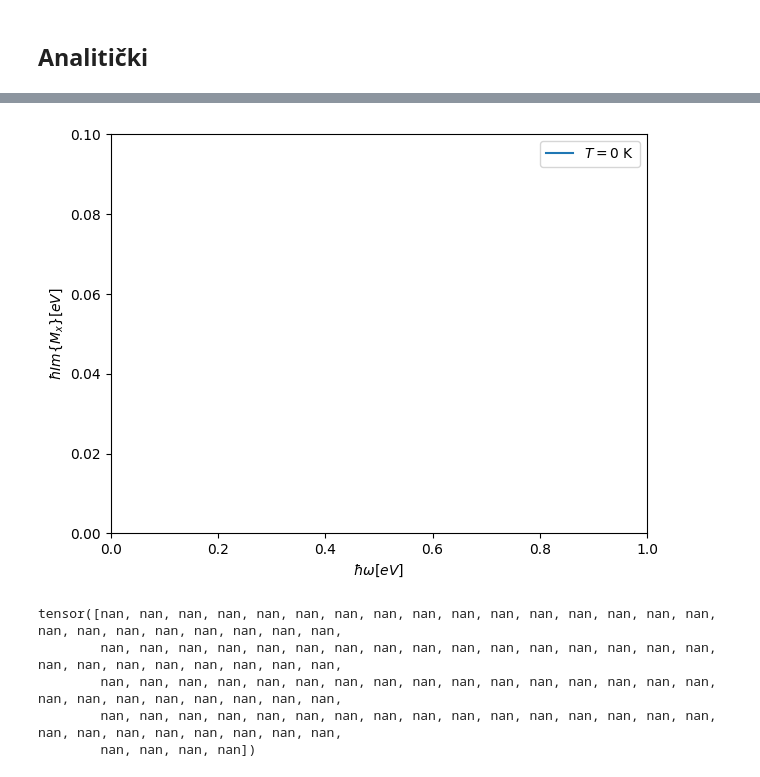
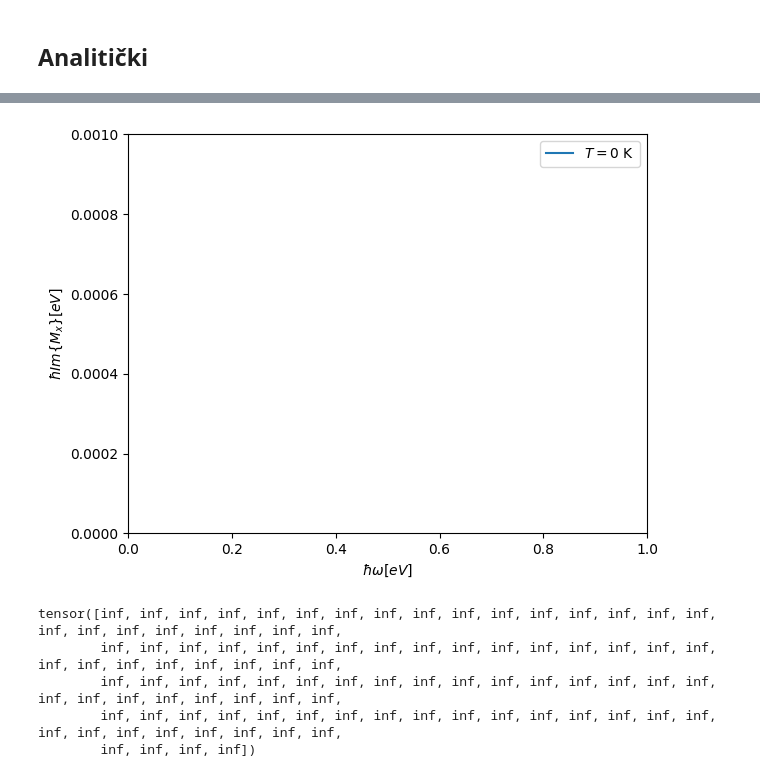
Before and after one commit to ppapac/24112024_memfn, a Jupyter notebook: MemoryDirac3D_usingTQ_020626_cutoff_cpl - Copy (2).ipynb, the cells around one changed output, grey strips where cells are left out. Saved outputs shown, nothing was run; the diff lists cells and outputs as text; code cells hidden in the pictures.

```diff
--- a/MemoryDirac3D_usingTQ_020626_cutoff_cpl - Copy (2).ipynb
+++ b/MemoryDirac3D_usingTQ_020626_cutoff_cpl - Copy (2).ipynb
@@ -351,7 +351,7 @@ KeyboardInterrupt:
 ## Analitički
 # %%
 def mem_fn_imag_anal(hbar_w, k_w, k_c, k_f):
-    faktor = a**3 * G_op2 / (2 * pi * hbar**2 * c * Kf_20**2)
+    faktor = a**3 * G_op2 / (2 * pi * hbar**2 * c * k_f**2 * vf**2)
 
     def poli(x, s):
         return (
@@ -368,16 +368,16 @@ def mem_fn_imag_anal(hbar_w, k_w, k_c, k_f):
                 )
                 + x**2
                 * (
-                    18 * s * vf * hbar_w**2
+                    18 * s * vf * (hbar_w) ** 2
                     + (36 * k_f * vf**2 - 12 * c**2 * k_f) * hbar_w
                     + 18 * k_f**2 * s * vf**3
                     - 18 * c**2 * k_f**2 * s * vf
                 )
                 + x
                 * (
-                    -12 * hbar_w**3
-                    - 36 * k_f * s * vf * hbar_w**2
-                    + (12 * c**2 * k_f**2 - 36 * k_f**2 * vf**2) * hbar_w
+                    -12 * (hbar_w) ** 3
+                    - 36 * k_f * s * vf * (hbar_w) ** 2
+                    + (12 * c**2 * k_f**2 - 36 * k_f**2 * vf**2) * (hbar_w)
                     - 12 * k_f**3 * s * vf**3
                     + 12 * c**2 * k_f**3 * s * vf
                 )
@@ -388,21 +388,26 @@ def mem_fn_imag_anal(hbar_w, k_w, k_c, k_f):
     for s in (1, -1):
         phi_min = torch.maximum(
             torch.maximum(
-                torch.tensor([0]), (s * hbar_w / c + (vf / c - 1) * k_f) / (vf / c + 1)
+                torch.tensor([0]),
+                (s * (hbar_w) / c + (vf / c - 1) * k_f) / (vf / c + 1),
             ),
-            s * hbar_w / vf + k_f - k_c * c / vf,
+            s * (hbar_w) / vf + k_f - k_c * c / vf,
         )
         phi_max = torch.minimum(
-            k_f, (s * hbar_w / c + (vf / c - 1) * k_f) / (vf / c - 1)
-        )  # * torch.where((s * hbar_w / c + (vf / c - 1) * k_f) / (vf / c - 1) > 0, 1, 0)
+            k_f, (s * (hbar_w) / c + (vf / c - 1) * k_f) / (vf / c - 1)
+        ) * torch.where(
+            (s * (hbar_w) / c + (vf / c - 1) * k_f) / (vf / c - 1) > 0, 1, 0
+        )
         rez += s * poli(phi_max, s) - s * poli(phi_min, s)
     for s in (1, -1):
         phi_min = torch.maximum(
-            torch.maximum(k_w, (s * hbar_w / c + (-vf / c + 1) * k_f) / (vf / c + 1)),
-            -s * hbar_w / vf + k_f + k_c * c / vf,
+            torch.maximum(k_w, (s * (hbar_w) / c + (-vf / c + 1) * k_f) / (vf / c + 1)),
+            -s * (hbar_w) / vf + k_f + k_c * c / vf,
         )
+
         phi_max = torch.minimum(
-            k_f, (s * hbar_w / c + (vf / c + 1) * k_f) / (vf / c - 1)
+            k_f, (s * (hbar_w) / c + (vf / c + 1) * k_f) / (vf / c - 1)
         )
+
         rez += s * poli(phi_max, -s) - s * poli(phi_min, -s)
-    return -faktor * rez * hbar
+    return -faktor * rez * hbar / hbar**4
@@ -409,38 +422,39 @@ def mem_fn_imag_anal(hbar_w, k_w, k_c, k_f):
 # %%
-fig, ax = setup_plot(real=False, x_lim=[0, 1], y_lim=[0, 0.1])
+fig, ax = setup_plot(real=False, x_lim=[0, 1], y_lim=[0, 0.001])
 values = list(
     mem_fn_imag_anal(
         ws_0,
-        k_w=torch.tensor([W / hbar / vf]),
-        k_c=3 * Ef / hbar / vf,
-        k_f=torch.tensor([Kf_20]),
+        k_w=torch.tensor([W / vf]),
+        k_c=3 * Ef / vf,
+        k_f=torch.tensor([Kf_20 / vf]),
     ).to("cpu")
 )
 plot_result(ax, values, T=0)
 # numeric_values = read_from_csv("op-g2, imag, T=4K, eta=0.001eV")[1]
 # ax.plot(
 #     ws_0[::].to("cpu"),
 #     numeric_values,
 #     linestyle="--",
 #     label=f"$T={T_0}$ K",
 # )
 # plt.text(0.2, 0.08, f"$\epsilon _w=${W} eV")
 # plt.text(0.2, 0.075, f"$\epsilon _c={3*float(Ef):.1f}$ eV")
 # plt.text(0.2, 0.07, f"$\epsilon _F={float(Ef):.1f}$ eV")
 
 ax.legend(loc="best")
 fig.tight_layout()
 # %% [output]
-[figure, old version]
+[figure, new version]
 # %%
- mem_fn_imag_anal(
-        ws_0,
-        k_w=torch.tensor([W / hbar / vf]),
-        k_c=3 * Ef / hbar / vf,
-        k_f=torch.tensor([Kf_20]))
+mem_fn_imag_anal(
+    ws_0,
+    k_w=torch.tensor([W / vf]),
+    k_c=3 * Ef / vf,
+    k_f=torch.tensor([Kf_20 / vf]),
+)
 # %% [output]
-tensor([nan, nan, nan, nan, nan, nan, nan, nan, nan, nan, nan, nan, nan, nan, nan, nan, nan, nan, nan, nan, nan, nan, nan, nan,
-        nan, nan, nan, nan, nan, nan, nan, nan, nan, nan, nan, nan, nan, nan, nan, nan, nan, nan, nan, nan, nan, nan, nan, nan,
-        nan, nan, nan, nan, nan, nan, nan, nan, nan, nan, nan, nan, nan, nan, nan, nan, nan, nan, nan, nan, nan, nan, nan, nan,
-        nan, nan, nan, nan, nan, nan, nan, nan, nan, nan, nan, nan, nan, nan, nan, nan, nan, nan, nan, nan, nan, nan, nan, nan,
-        nan, nan, nan, nan])
+tensor([inf, inf, inf, inf, inf, inf, inf, inf, inf, inf, inf, inf, inf, inf, inf, inf, inf, inf, inf, inf, inf, inf, inf, inf,
+        inf, inf, inf, inf, inf, inf, inf, inf, inf, inf, inf, inf, inf, inf, inf, inf, inf, inf, inf, inf, inf, inf, inf, inf,
+        inf, inf, inf, inf, inf, inf, inf, inf, inf, inf, inf, inf, inf, inf, inf, inf, inf, inf, inf, inf, inf, inf, inf, inf,
+        inf, inf, inf, inf, inf, inf, inf, inf, inf, inf, inf, inf, inf, inf, inf, inf, inf, inf, inf, inf, inf, inf, inf, inf,
+        inf, inf, inf, inf])
```
Also changed, not shown: parts of 4 cells of this notebook, 2 other files.
